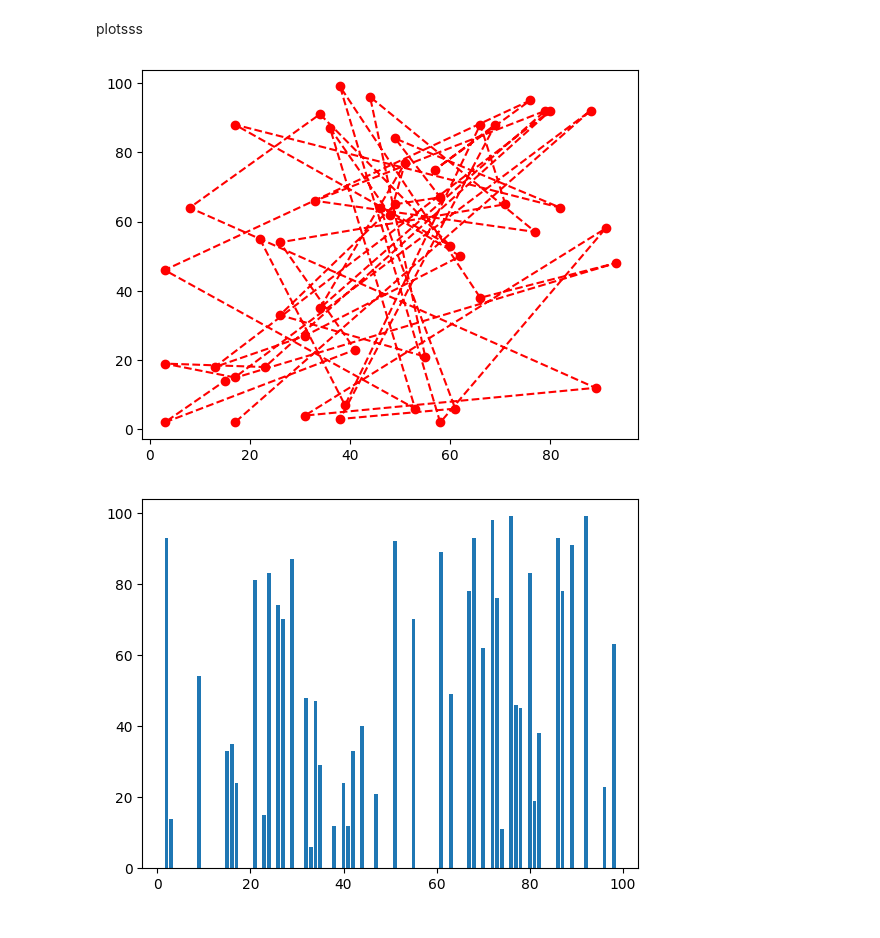
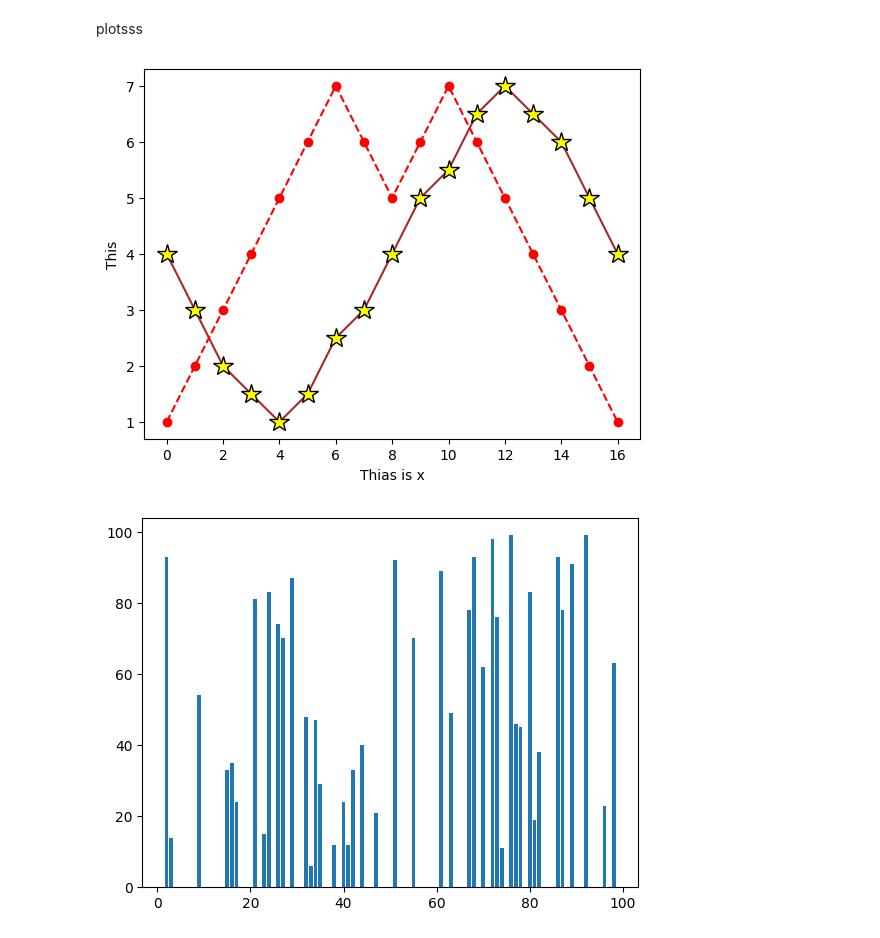
Before and after one commit to bhavanatheruvath/DSLAB, a Jupyter notebook: exp3.ipynb, the cells around one changed output. Cells and saved outputs as stored; diff of their text form; code cells hidden in the pictures.

```diff
--- a/exp3.ipynb
+++ b/exp3.ipynb
@@ -6,11 +7,15 @@ import numpy as np
 # %%
-x = np.random.randint(1,100,50)
-y = np.random.randint(1,100,50)
+x = [4,3,2,1.5,1,1.5,2.5,3,4,5,5.5,6.5,7,6.5,6,5,4]
+y=[1,2,3,4,5,6,7,6,5,6,7,6,5,4,3,2,1]
+# x = np.random.randint(1,100,50)
+# y = np.random.randint(1,100,50)
 py.plot(x,y,marker='*',color='brown',ms='15',mec= 'black',mfc='yellow')
 py.plot(x,y,'o--r')
+py.xlabel("Thias is x")
+py.ylabel("This")
 py.show()
 # %% [output]
-[figure, old version]
+[figure, new version]
 # %%
 py.bar(x,y)
 py.show()
```
Also changed, not shown: parts of 4 cells of this notebook.
